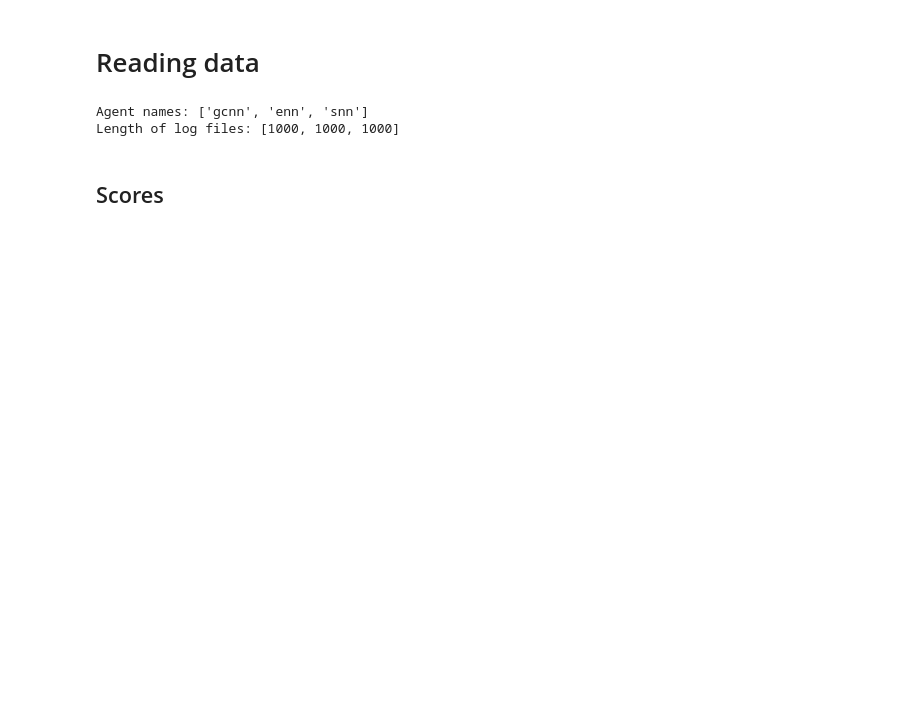
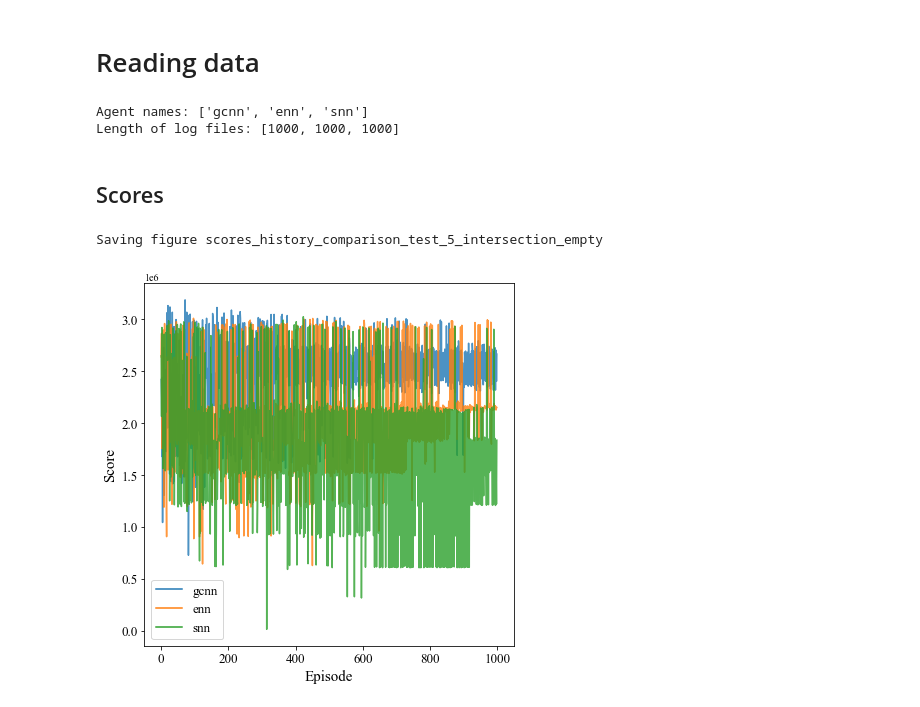
Before and after one commit to basictask/TrafficControl, a Jupyter notebook: logs/plot_scores_comparison.ipynb, the cells around one changed output. Drawn from its saved outputs; the diff is of its cells as text; code cells hidden in the pictures; blank space fills up the shorter version.

```diff
--- a/logs/plot_scores_comparison.ipynb
+++ b/logs/plot_scores_comparison.ipynb
@@ -44,12 +51,29 @@ df_window = df.loc[:, ['window' in x for x in df.columns]]
 df_score = df.loc[:, ['scores' in x for x in df.columns]]
 
 df_window.columns = [x.removeprefix('window_') for x in df_window.columns]
-df_score.columns = [x.removeprefix('score_') for x in df_score.columns]
+df_score.columns = [x.removeprefix('scores_') for x in df_score.columns]
+df_mean = df_score.copy()
+
+for x in df_mean.columns:
+    df_mean.loc[:, x] = np.cumsum(np.array(df_mean.loc[:, x])) / np.arange(1, len(df_mean) + 1)
 
 df_window = pd.melt(df_window, ignore_index=False)
 df_score = pd.melt(df_score, ignore_index=False)
+df_mean = pd.melt(df_mean, ignore_index=False)
 # %% [markdown]
 ## Scores
+# %%
+plt.figure(figsize=(6,6))
+sns.lineplot(x=df_score.index, y=df_score.value, hue=df_score.variable, alpha=0.8)
+plt.xlabel('Episode', size=15)
+plt.ylabel('Score', size=15)
+plt.legend(loc='lower left', fontsize=13)
+plt.tick_params(axis='both', which='major', labelsize=13)
+save_fig(f'scores_history_comparison_{city_name}')
+plt.show()
+# %% [output]
+Saving figure scores_history_comparison_test_5_intersection_empty
+[figure, added]
 # %%
 plt.figure(figsize=(6,6))
 sns.lineplot(x=df_window.index, y=df_window.value, hue=df_window.variable)
```
Also changed, not shown: parts of 3 cells of this notebook, 45 other files.
